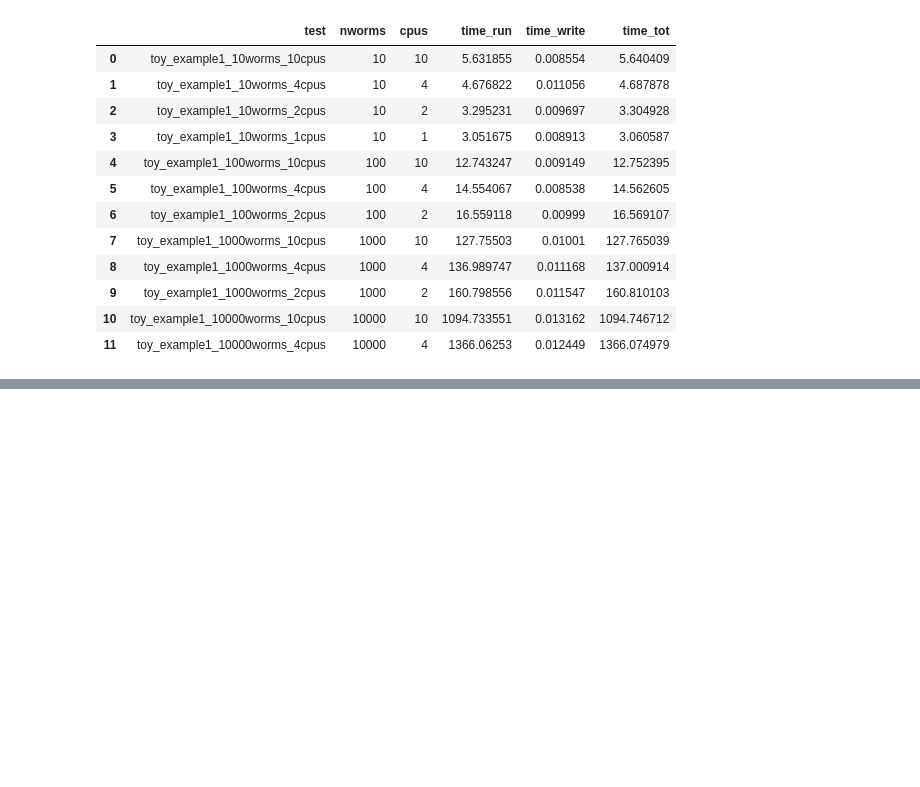
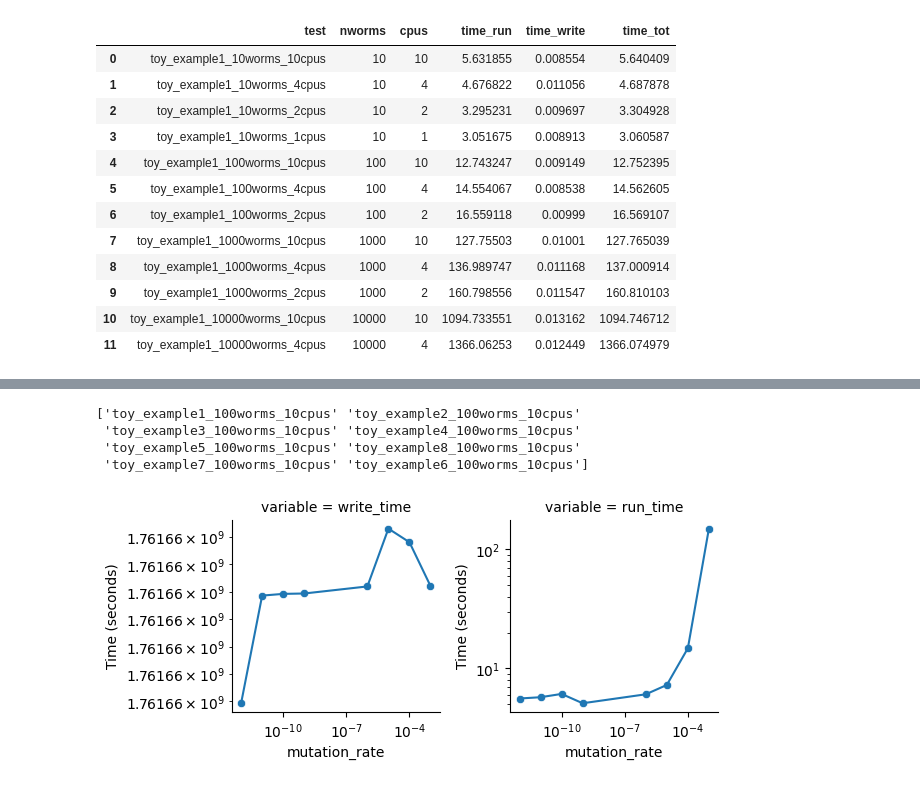
Before and after one commit to maepz/Modeling_trophosome, a Jupyter notebook: notebooks/Investigate_scaling_up_server.ipynb, the cells around one changed output, grey strips where cells are left out. Saved outputs shown, nothing was run; the diff lists cells and outputs as text; code cells hidden in the pictures; blank space fills up the shorter version.

```diff
--- a/notebooks/Investigate_scaling_up_server.ipynb
+++ b/notebooks/Investigate_scaling_up_server.ipynb
@@ -474,0 +442,5 @@ TypeError: str.join() takes exactly one argument (6 given)
+# %%
+df=time_df[(time_df.n_worms==100) & (time_df.cpus==10)]
+df['mutation_rate']=[1E-12,1E-11,1E-10,1E-09,1E-06,1E-03,1E-04,1E-05]
+df=df.melt(id_vars=['test','n_worms','cpus','mutation_rate'])
+df
@@ -474,0 +470,16 @@ TypeError: str.join() takes exactly one argument (6 given)
+# %%
+import seaborn as sns
+g = sns.FacetGrid(df[(df.test.str.contains('toy_example')) & (df.n_worms!=40)],col='variable',sharey=False)
+g.map(sns.scatterplot,'mutation_rate','value')
+g.map(sns.lineplot,'mutation_rate','value')
+
+g.set(yscale='log',xscale='log')
+g.set(ylabel='Time (seconds)')
+
+print(df[df.variable=='run_time'].sort_values('mutation_rate').test.values)
+# %% [output]
+['toy_example1_100worms_10cpus' 'toy_example2_100worms_10cpus'
+ 'toy_example3_100worms_10cpus' 'toy_example4_100worms_10cpus'
+ 'toy_example5_100worms_10cpus' 'toy_example8_100worms_10cpus'
+ 'toy_example7_100worms_10cpus' 'toy_example6_100worms_10cpus']
+[figure, added]
```
Also changed, not shown: parts of 15 cells of this notebook, 7 other files.
